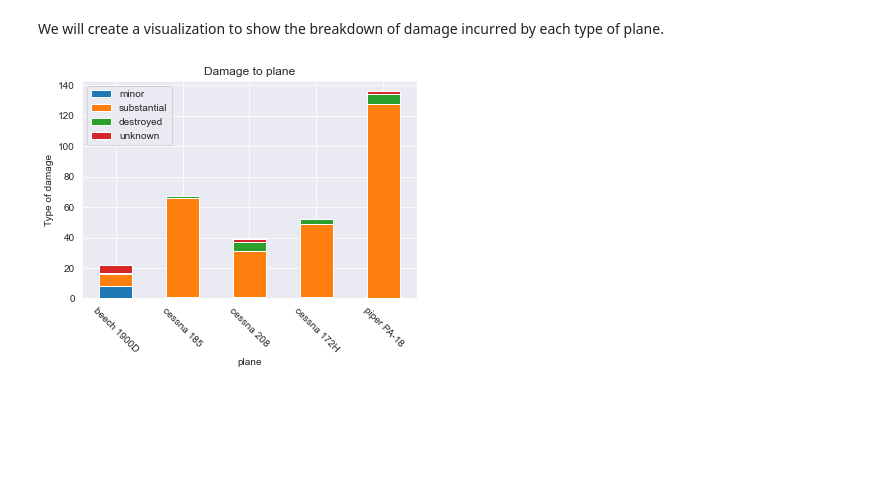
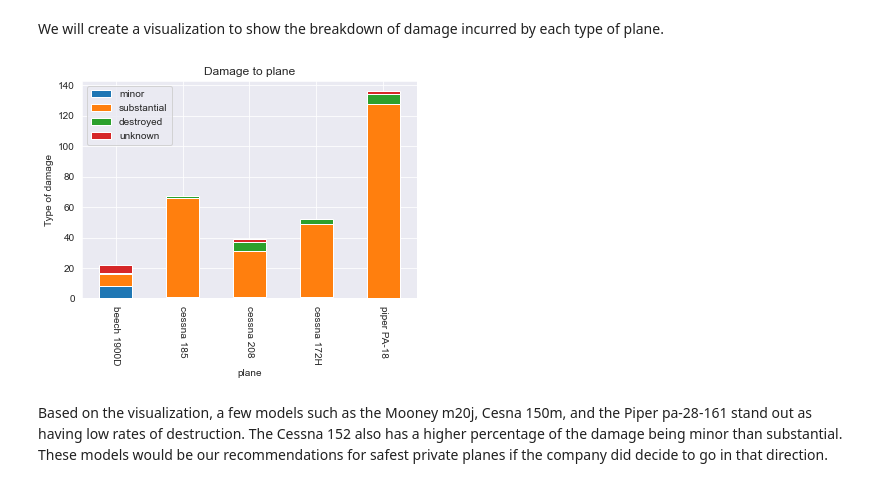
Before and after one commit to jtjohn172/Aviation-Data-Analysis-Project, a Jupyter notebook: notebooks/private-planes.ipynb, the cells around one changed output. Cells and saved outputs as stored; diff of their text form; code cells hidden in the pictures; blank space fills up the shorter version.

Commit message:
Added markdown with final recommendations.

```diff
--- a/notebooks/private-planes.ipynb
+++ b/notebooks/private-planes.ipynb
@@ -311,9 +313,11 @@ We will create a visualization to show the breakdown of damage incurred by each
 # %%
 #resettting the index so we can make a plot
 damage_table_safe_reset=damage_table_safe.reset_index().drop(columns='planes').rename(columns={'index': 'plane'})
 damage_table_safe_reset.plot(x='plane', kind='bar', stacked=True)
 plt.title('Damage to plane')
 plt.ylabel('Type of damage')
-plt.xticks(rotation=-45);
+plt.xticks(rotation=-90);
 # %% [output]
-[figure, old version]
+[figure, new version]
+# %% [markdown]
+Based on the visualization, a few models such as the Mooney m20j, Cesna 150m, and the Piper pa-28-161 stand out as having low rates of destruction. The Cessna 152 also has a higher percentage of the damage being minor than substantial. These models would be our recommendations for safest private planes if the company did decide to go in that direction.
```
Also changed, not shown: parts of 1 cell of this notebook.
